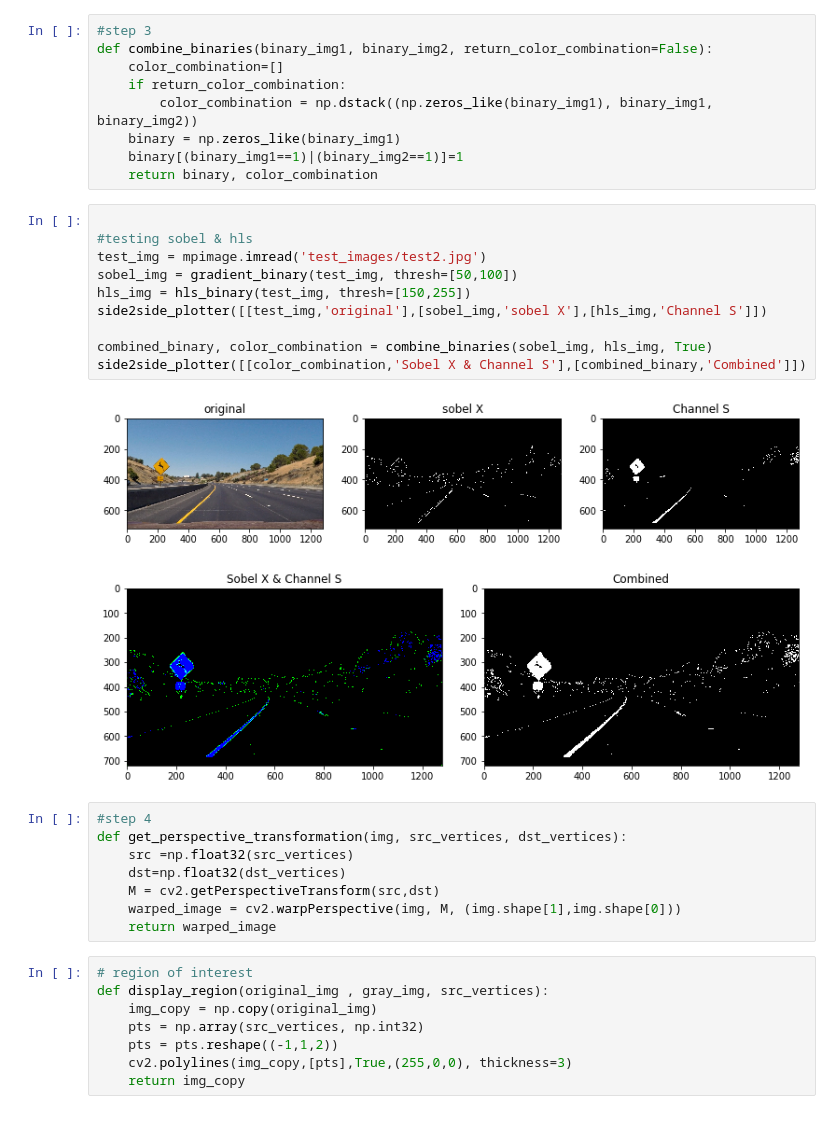
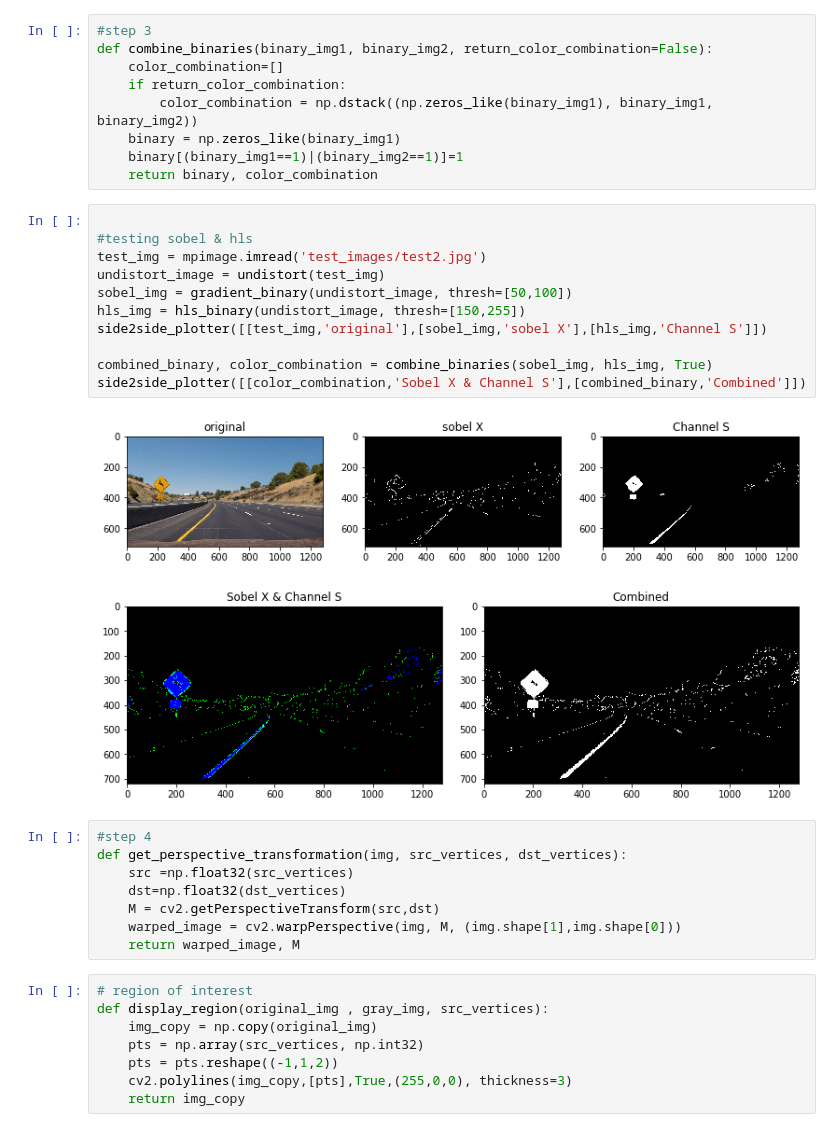
Before and after one commit to adreena/carnd-adv-lane-lines, a Jupyter notebook: project4.ipynb, the cells around one changed output. Drawn from its saved outputs; the diff is of its cells as text.

```diff
--- a/project4.ipynb
+++ b/project4.ipynb
@@ -150,16 +150,17 @@ def combine_binaries(binary_img1, binary_img2, return_color_combination=False):
 # %%
 
 #testing sobel & hls
 test_img = mpimage.imread('test_images/test2.jpg')
-sobel_img = gradient_binary(test_img, thresh=[50,100])
-hls_img = hls_binary(test_img, thresh=[150,255])
+undistort_image = undistort(test_img)
+sobel_img = gradient_binary(undistort_image, thresh=[50,100])
+hls_img = hls_binary(undistort_image, thresh=[150,255])
 side2side_plotter([[test_img,'original'],[sobel_img,'sobel X'],[hls_img,'Channel S']])
 
 combined_binary, color_combination = combine_binaries(sobel_img, hls_img, True)
 side2side_plotter([[color_combination,'Sobel X & Channel S'],[combined_binary,'Combined']])
 # %% [output]
-[figure, old version]
+[figure, new version]
-[figure, old version]
+[figure, new version]
 # %%
 #step 4
 def get_perspective_transformation(img, src_vertices, dst_vertices):
@@ -167,7 +168,7 @@ def get_perspective_transformation(img, src_vertices, dst_vertices):
     dst=np.float32(dst_vertices)
     M = cv2.getPerspectiveTransform(src,dst)
     warped_image = cv2.warpPerspective(img, M, (img.shape[1],img.shape[0]))
-    return warped_image
+    return warped_image, M
 # %%
 # region of interest
 def display_region(original_img , gray_img, src_vertices):
```
Also changed, not shown: parts of 7 cells of this notebook, 1 other file.
